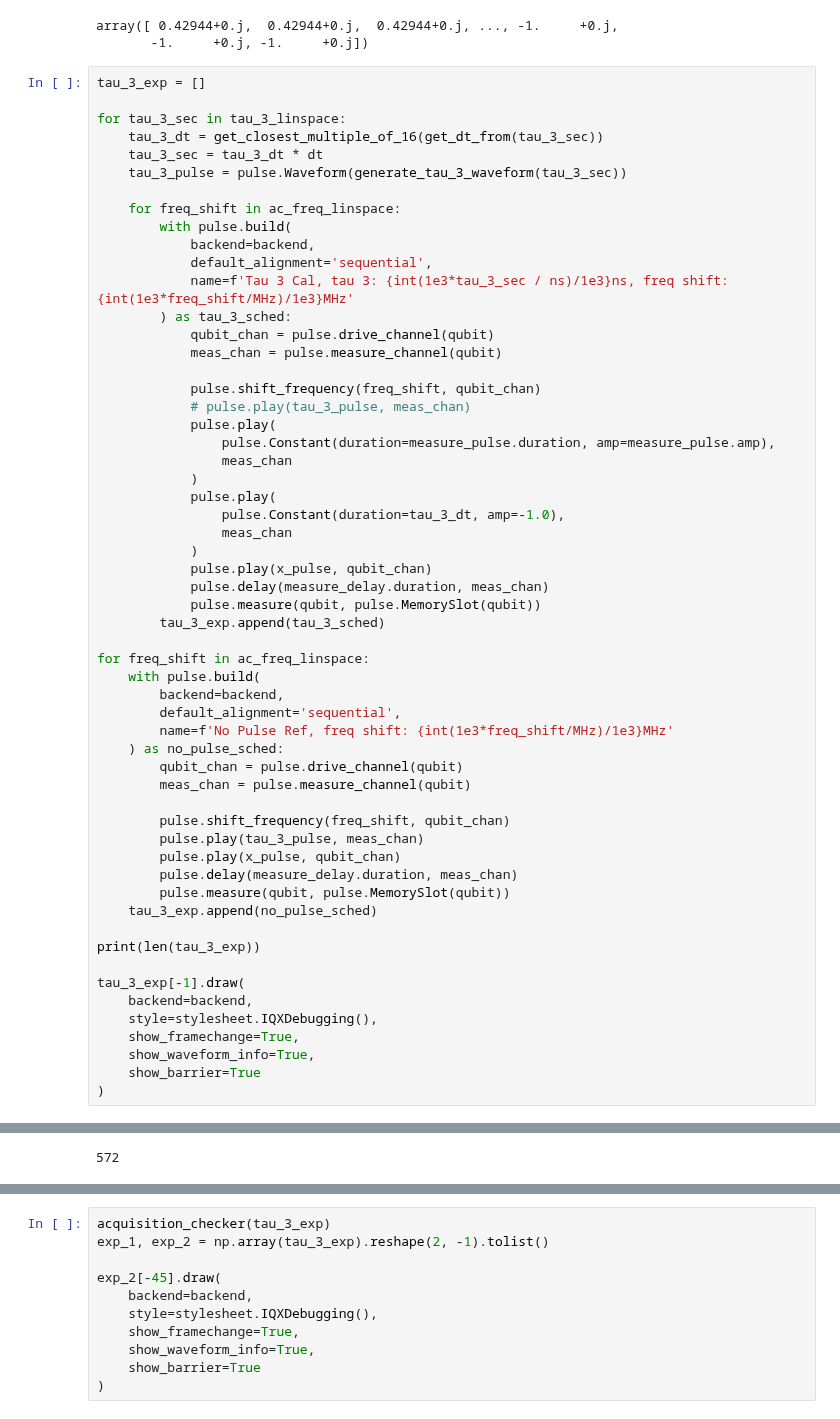
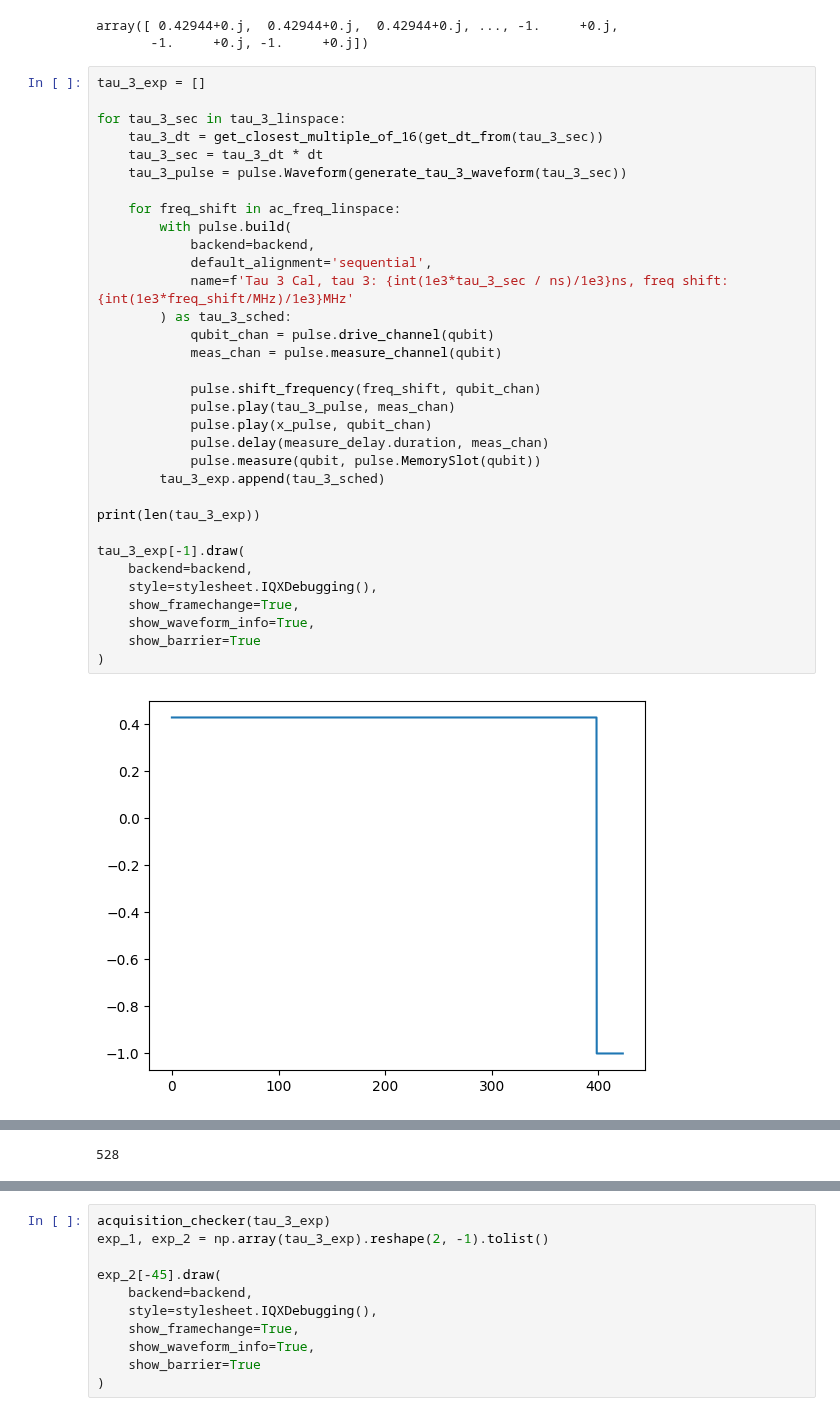
Before and after one commit to AnikenC/ReadoutWithRL, a Jupyter notebook: readoutWithRL/experiments_side/cal_tau_3.ipynb, the cells around one changed output, grey strips where cells are left out. Cells and saved outputs as stored; diff of their text form.

```diff
--- a/readoutWithRL/experiments_side/cal_tau_3.ipynb
+++ b/readoutWithRL/experiments_side/cal_tau_3.ipynb
@@ -170,55 +170,32 @@ tau_3_exp = []
 for tau_3_sec in tau_3_linspace:
     tau_3_dt = get_closest_multiple_of_16(get_dt_from(tau_3_sec))
     tau_3_sec = tau_3_dt * dt
     tau_3_pulse = pulse.Waveform(generate_tau_3_waveform(tau_3_sec))
 
     for freq_shift in ac_freq_linspace:
         with pulse.build(
             backend=backend,
             default_alignment='sequential',
             name=f'Tau 3 Cal, tau 3: {int(1e3*tau_3_sec / ns)/1e3}ns, freq shift: {int(1e3*freq_shift/MHz)/1e3}MHz'
         ) as tau_3_sched:
             qubit_chan = pulse.drive_channel(qubit)
             meas_chan = pulse.measure_channel(qubit)
 
             pulse.shift_frequency(freq_shift, qubit_chan)
-            # pulse.play(tau_3_pulse, meas_chan)
-            pulse.play(
-                pulse.Constant(duration=measure_pulse.duration, amp=measure_pulse.amp),
-                meas_chan
-            )
-            pulse.play(
-                pulse.Constant(duration=tau_3_dt, amp=-1.0),
-                meas_chan
-            )
+            pulse.play(tau_3_pulse, meas_chan)
             pulse.play(x_pulse, qubit_chan)
             pulse.delay(measure_delay.duration, meas_chan)
             pulse.measure(qubit, pulse.MemorySlot(qubit))
         tau_3_exp.append(tau_3_sched)
-
-for freq_shift in ac_freq_linspace:
-    with pulse.build(
-        backend=backend,
-        default_alignment='sequential',
-        name=f'No Pulse Ref, freq shift: {int(1e3*freq_shift/MHz)/1e3}MHz'
-    ) as no_pulse_sched:
-        qubit_chan = pulse.drive_channel(qubit)
-        meas_chan = pulse.measure_channel(qubit)
-
-        pulse.shift_frequency(freq_shift, qubit_chan)
-        pulse.play(tau_3_pulse, meas_chan)
-        pulse.play(x_pulse, qubit_chan)
-        pulse.delay(measure_delay.duration, meas_chan)
-        pulse.measure(qubit, pulse.MemorySlot(qubit))
-    tau_3_exp.append(no_pulse_sched)
 
 print(len(tau_3_exp))
 
 tau_3_exp[-1].draw(
     backend=backend,
     style=stylesheet.IQXDebugging(),
     show_framechange=True,
     show_waveform_info=True,
     show_barrier=True
 )
 # %% [output]
+[figure, new version]
@@ -225 +213 @@ tau_3_exp[-1].draw(
-572
+528
```
Also changed, not shown: parts of 4 cells of this notebook, 2 other files.
